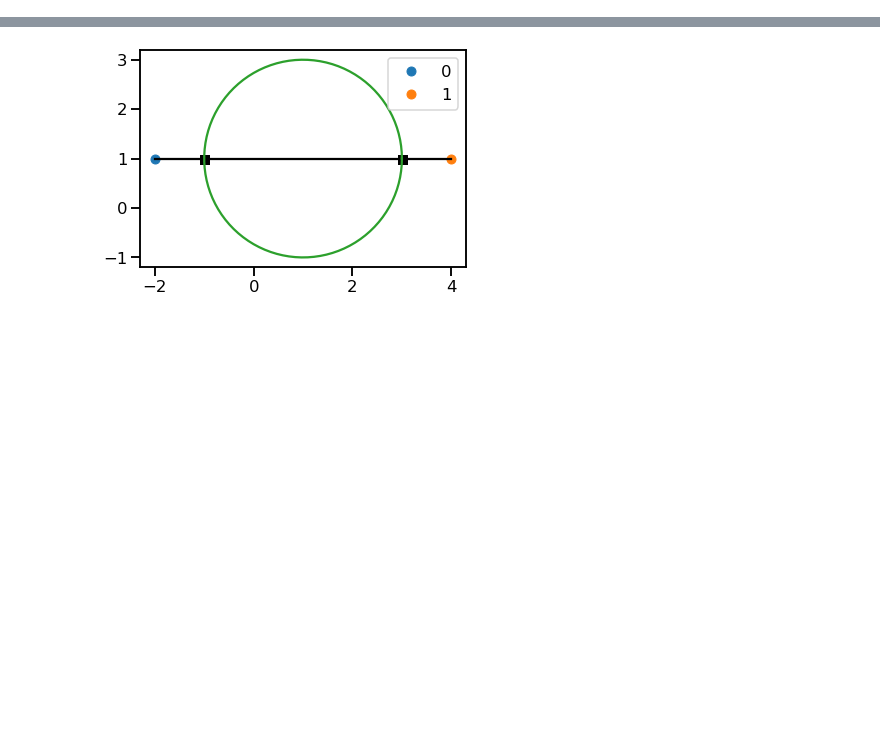
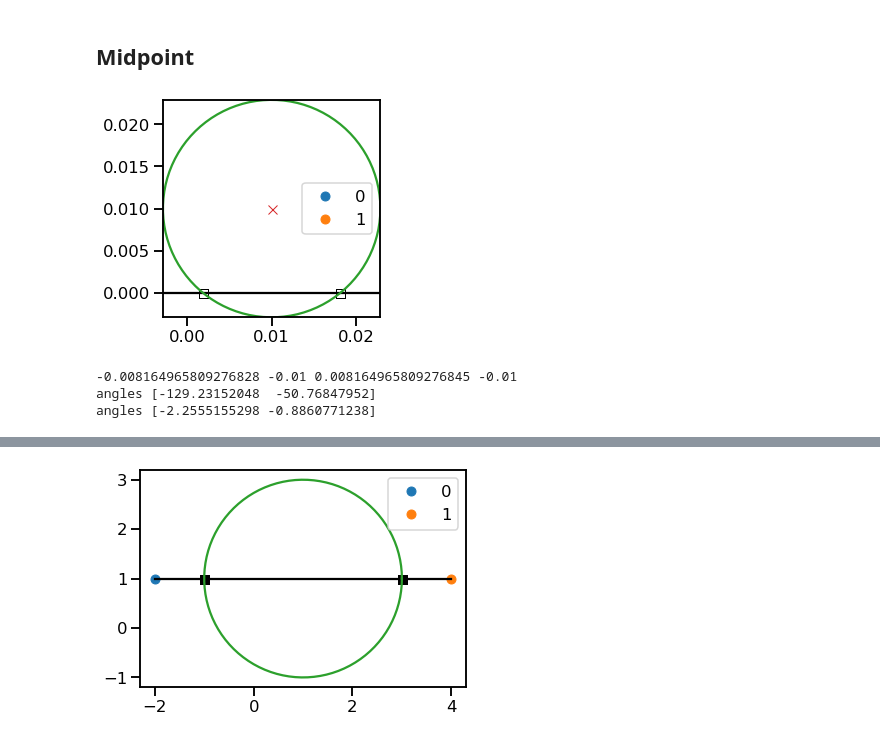
Before and after one commit to smillerc/cato, a Jupyter notebook: misc/mach_cone_testing.ipynb, the cells around one changed output, grey strips where cells are left out. Saved outputs shown, nothing was run; the diff lists cells and outputs as text; code cells hidden in the pictures; blank space fills up the shorter version.

```diff
--- a/misc/mach_cone_testing.ipynb
+++ b/misc/mach_cone_testing.ipynb
@@ -314,0 +325,16 @@ array([180.,   0.])
+# %% [markdown]
+## Midpoint
+# %%
+P_prime_xy = [ 0.01, 0.01]
+vec_xy = np.array([[-1, 0], [1, 0]])
+vci = vector_circle_intersection(vec_xy,
+                                 circle_xy=P_prime_xy,
+                                 radius=1.2909944487358056E-002)
+angles = intersection_angle(circle_origin_xy=P_prime_xy, intersection_xy=vci[0])
+print('angles', np.rad2deg(angles))
+print(f'angles [{angles[0]:.10f} {angles[1]:.10f}]')
+# %% [output]
+[figure, added]
+-0.008164965809276828 -0.01 0.008164965809276845 -0.01
+angles [-129.23152048  -50.76847952]
+angles [-2.2555155298 -0.8860771238]
```
Also changed, not shown: parts of 11 cells of this notebook.
